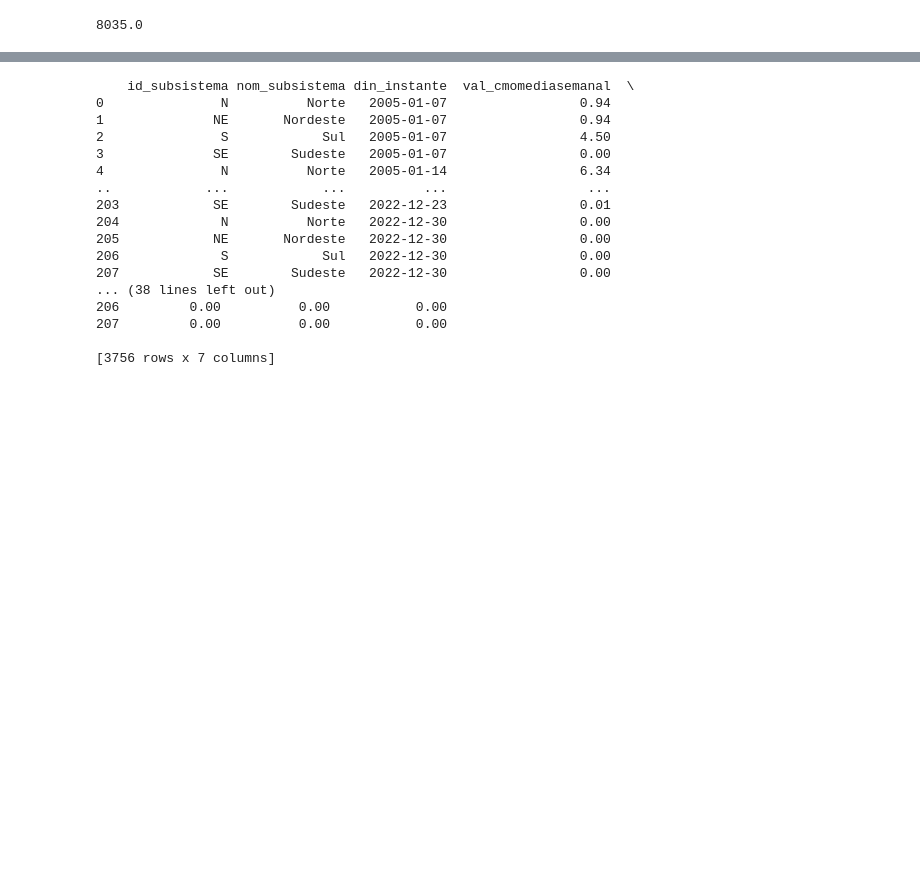
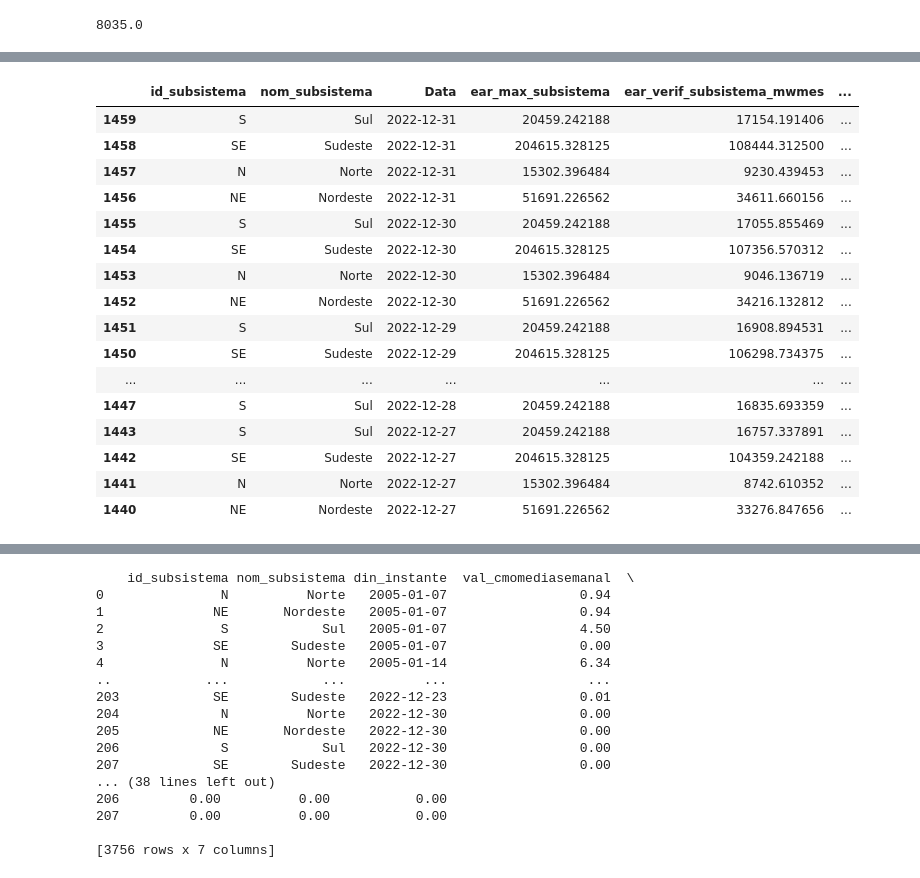
Before and after one commit to belanatal/PosPUCRio, a Jupyter notebook: MVP-SprintI.ipynb, the cells around one changed output, grey strips where cells are left out. Cells and saved outputs as stored; diff of their text form; code cells hidden in the pictures; blank space fills up the shorter version.

```diff
--- a/MVP-SprintI.ipynb
+++ b/MVP-SprintI.ipynb
@@ -41,24 +61,9 @@ Inicialmente, iremos importar e avaliar (utilizando a biblioteca Pandas, para fa
 # %%
-# Seção I.1: Programa para obtenção das Energias Naturais Afluentes - Dados Abertos Operador Nacional do Sistema Elétrico
-# Dados por subsistema do Sistema Interligado Nacional, atualizados diariamente.
-
-#Importando as bibliotecas pandas, matplotlib (pyplot) e datetime
-import pandas as pd
-import matplotlib.pyplot as plt
-import datetime
-
-# ENA - Arquivos com os dados anuais, com histórico desde 2001
-ano_zero=2001
-ano_inicio=ano_zero+1
-data_fim=datetime.datetime.now() - datetime.timedelta(days=5) #ano vigente, considerando um possível atraso de até 5 dias na publicação, o que é comum na virada de ano
-ano_fim=data_fim.strftime("%Y")
-ano_fim=int(ano_fim)
-
 #Importando os dados da url para o dataframe, começando pelo ano inicial do histórico, até o ano vigente
 #Conforme dicionário de dados disponibilizado na página de Arquitetura Aberta do ONS, os arquivos .csv estão no formato UTF-8, com delimitador do tipo ponto-e-vírgula
 ena=pd.read_csv("https://ons-dl-prod-opendata.s3.amazonaws.com/dataset/ena_subsistema_di/ENA_DIARIO_SUBSISTEMA_"+str(ano_zero)+".csv",delimiter=";",encoding = 'utf8')
 ena=pd.DataFrame(ena)
-for ano in range (ano_inicio,ano_fim):
+for ano in range (ano_inicio,ano_fim+1):
     ano_str=str(ano)
     ena_ano=pd.read_csv("https://ons-dl-prod-opendata.s3.amazonaws.com/dataset/ena_subsistema_di/ENA_DIARIO_SUBSISTEMA_"+ano_str+".csv",delimiter=";",encoding = 'utf8')
     ena_ano=pd.DataFrame(ena_ano)
@@ -180,12 +185,11 @@ dtype: object
 
 # EArm - Arquivos com os dados anuais, com histórico desde 2001.
 # Portanto, serão utilizados os mesmos parâmetros temporais base (que das demais grandezas)
-
-#Importando os dados da url para o dataframe, começando pelo ano inicial do histórico, até o ano vigente
-#Conforme dicionário de dados disponibilizado na página de Arquitetura Aberta do ONS, os arquivos .csv estão no formato UTF-8, com delimitador do tipo ponto-e-vírgula
+# Importando os dados da url para o dataframe, começando pelo ano inicial do histórico, até o ano vigente
+# Conforme dicionário de dados disponibilizado na página de Arquitetura Aberta do ONS, os arquivos .csv estão no formato UTF-8, com delimitador do tipo ponto-e-vírgula
 earm=pd.read_csv("https://ons-dl-prod-opendata.s3.amazonaws.com/dataset/ear_subsistema_di/EAR_DIARIO_SUBSISTEMA_"+str(ano_zero)+".csv",delimiter=";",encoding = 'utf8')
 earm=pd.DataFrame(earm)
-for ano in range (ano_inicio,ano_fim):
+for ano in range (ano_inicio,ano_fim+1):
     ano_str=str(ano)
     earm_ano=pd.read_csv("https://ons-dl-prod-opendata.s3.amazonaws.com/dataset/ear_subsistema_di/EAR_DIARIO_SUBSISTEMA_"+ano_str+".csv",delimiter=";",encoding = 'utf8')
     earm_ano=pd.DataFrame(earm_ano)
@@ -273,0 +270,4 @@ print(earm)
+# %%
+# Renomeando a coluna de data, de modo a ser o mesmo nome em todos os DataFrames, para facilitar a chave de mesclagem
+earm=earm.rename(columns = {'ear_data':'Data'})
+print(earm)
@@ -273,0 +292,3 @@ print(earm)
+# %%
+# Alterando o tipo da coluna "Data"
+earm['Data'] = pd.to_datetime(earm['Data'])
@@ -274,3 +306,25 @@ print(earm)
+# %%
+# Reordenando o dataframe earm, pela coluna Data (em ordem decrescente)
+earm=earm.sort_values(by='Data', ascending=False)
+earm.head(20)
+# %% [output]
+|  | id_subsistema | nom_subsistema | Data | ear_max_subsistema | ear_verif_subsistema_mwmes | ... |
+| 1459 | S | Sul | 2022-12-31 | 20459.242188 | 17154.191406 | ... |
+| 1458 | SE | Sudeste | 2022-12-31 | 204615.328125 | 108444.312500 | ... |
+| 1457 | N | Norte | 2022-12-31 | 15302.396484 | 9230.439453 | ... |
+| 1456 | NE | Nordeste | 2022-12-31 | 51691.226562 | 34611.660156 | ... |
+| 1455 | S | Sul | 2022-12-30 | 20459.242188 | 17055.855469 | ... |
+| 1454 | SE | Sudeste | 2022-12-30 | 204615.328125 | 107356.570312 | ... |
+| 1453 | N | Norte | 2022-12-30 | 15302.396484 | 9046.136719 | ... |
+| 1452 | NE | Nordeste | 2022-12-30 | 51691.226562 | 34216.132812 | ... |
+| 1451 | S | Sul | 2022-12-29 | 20459.242188 | 16908.894531 | ... |
+| 1450 | SE | Sudeste | 2022-12-29 | 204615.328125 | 106298.734375 | ... |
+| ... | ... | ... | ... | ... | ... | ... |
+| 1447 | S | Sul | 2022-12-28 | 20459.242188 | 16835.693359 | ... |
+| 1443 | S | Sul | 2022-12-27 | 20459.242188 | 16757.337891 | ... |
+| 1442 | SE | Sudeste | 2022-12-27 | 204615.328125 | 104359.242188 | ... |
+| 1441 | N | Norte | 2022-12-27 | 15302.396484 | 8742.610352 | ... |
+| 1440 | NE | Nordeste | 2022-12-27 | 51691.226562 | 33276.847656 | ... |
 # %%
 # Seção I.3: Programa para obtenção da Carga Elétrica - Dados Abertos Operador Nacional do Sistema Elétrico
 # Dados por subsistema do Sistema Interligado Nacional, atualizados diariamente.
```
Also changed, not shown: parts of 16 cells of this notebook.
